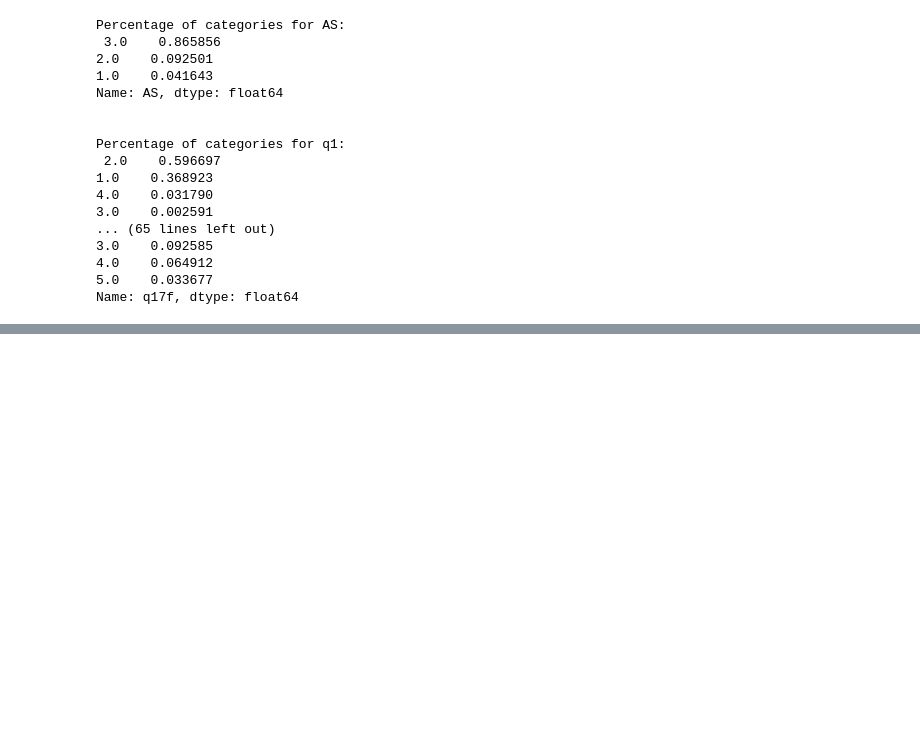
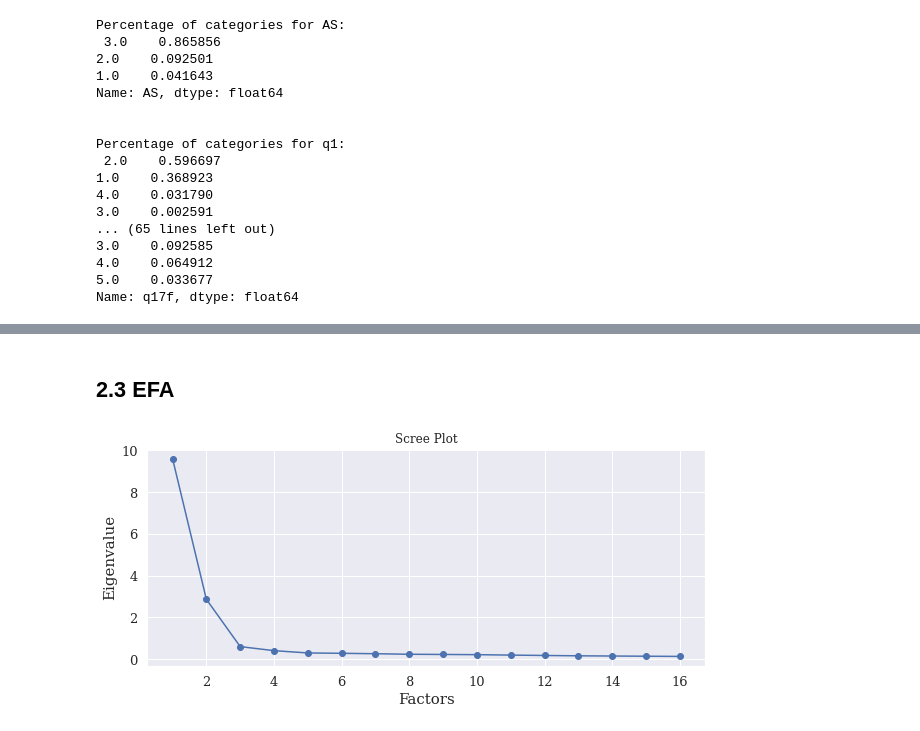
Before and after one commit to Igodlab/Australian-Public-Service-APS, a Jupyter notebook: dana30-project.ipynb, the cells around one changed output, grey strips where cells are left out. Cells and saved outputs as stored; diff of their text form; code cells hidden in the pictures; blank space fills up the shorter version.

```diff
--- a/dana30-project.ipynb
+++ b/dana30-project.ipynb
@@ -244,0 +206,3 @@ trainPCA
+# %%
+for j in d14.keys():
+    print("\n\n\nPercentage of categories for "+j+": \n", d14[j].value_counts()/d14.shape[0])
@@ -350,0 +291,44 @@ array([[ 0.11543878,  0.43692464, -1.39404538, ..., -0.56426155,
+# %% [markdown]
+## 2.3 EFA
+# %%
+class ExpFacAn:
+
+    def __init__(self, X, nFactors=5, rot=None):
+        fa = FactorAnalyzer(n_factors=nFactors, rotation=rot)
+        fa.fit(X)
+        eigVal, Val = fa.get_eigenvalues()
+
+        self.Fit = fa.fit(X)
+        self.Eig = eigVal
+        self.Val = Val
+
+        '''
+        Barlett specificity
+        '''
+        chi_square_value,p_value=calculate_bartlett_sphericity(X1)
+        self.Barlett = (chi_square_value, p_value)
+
+        '''
+        Kaiser-Meyer_Olkin
+        '''
+        kmo_all, kmo_model=calculate_kmo(X1)
+        self.KMO = kmo_model
+
+        EFAloadings = pd.DataFrame(fa.loadings_, columns=["Factor "+str(i+1) for i in range(nFactors)])
+        EFAloadings["q"] = list(X.keys())
+        EFAloadings = EFAloadings.set_index("q")
+
+        self.loadings = EFAloadings
+# %%
+## EFA for X2
+efaX2 = ExpFacAn(X2, rot="varimax")
+
+## plot
+plt.scatter(range(1,X2.shape[1]+1),efaX2.Eig)
+plt.plot(range(1,X2.shape[1]+1),efaX2.Eig)
+plt.title('Scree Plot')
+plt.xlabel('Factors')
+plt.ylabel('Eigenvalue')
+plt.show()
+# %% [output]
+[figure, added]
```
Also changed, not shown: parts of 33 cells of this notebook, 1 other file.
